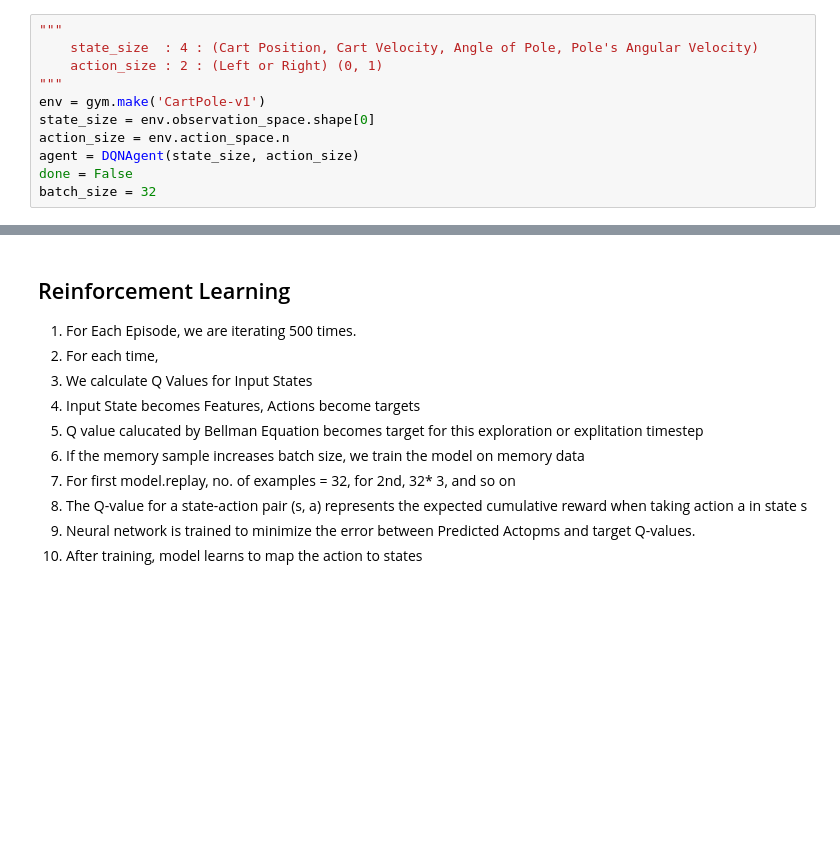
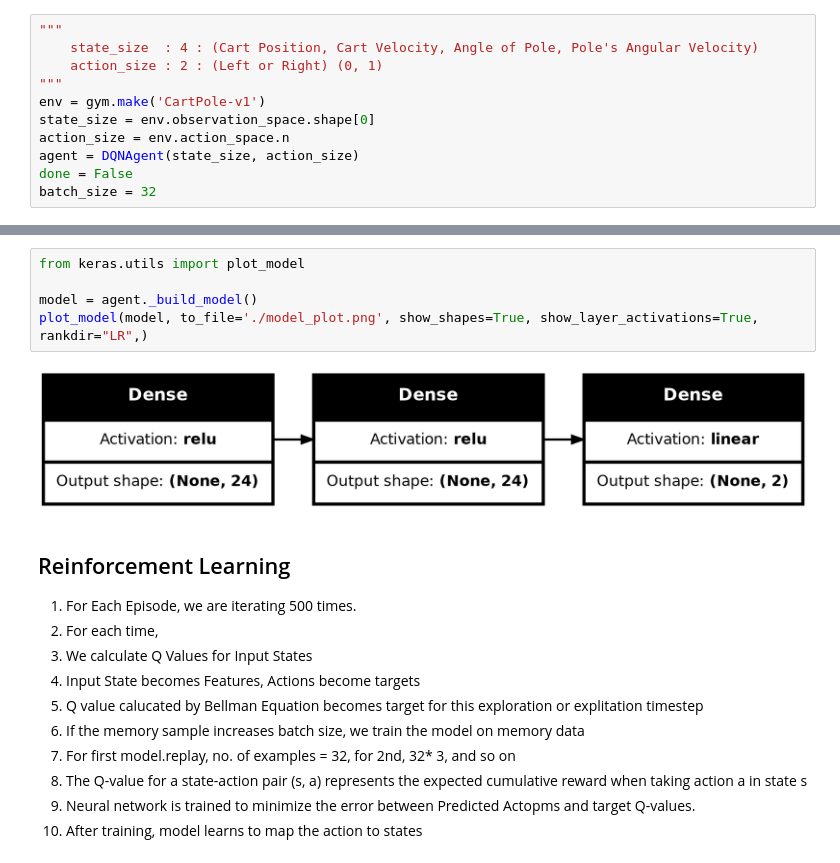
Before and after one commit to Abd-R/reinforcement-learning, a Jupyter notebook: dqn.ipynb, the cells around one changed output, grey strips where cells are left out. Drawn from its saved outputs; the diff is of its cells as text; blank space fills up the shorter version.

Commit message:
added model plot

```diff
--- a/dqn.ipynb
+++ b/dqn.ipynb
@@ -80,3 +91,10 @@ batch_size = 32
+# %%
+from keras.utils import plot_model
+
+model = agent._build_model()
+plot_model(model, to_file='./model_plot.png', show_shapes=True, show_layer_activations=True, rankdir="LR",)
+# %% [output]
+[figure, added]
 # %% [markdown]
 ## Reinforcement Learning
 
```
Also changed, not shown: parts of 2 cells of this notebook, 1 other file.
